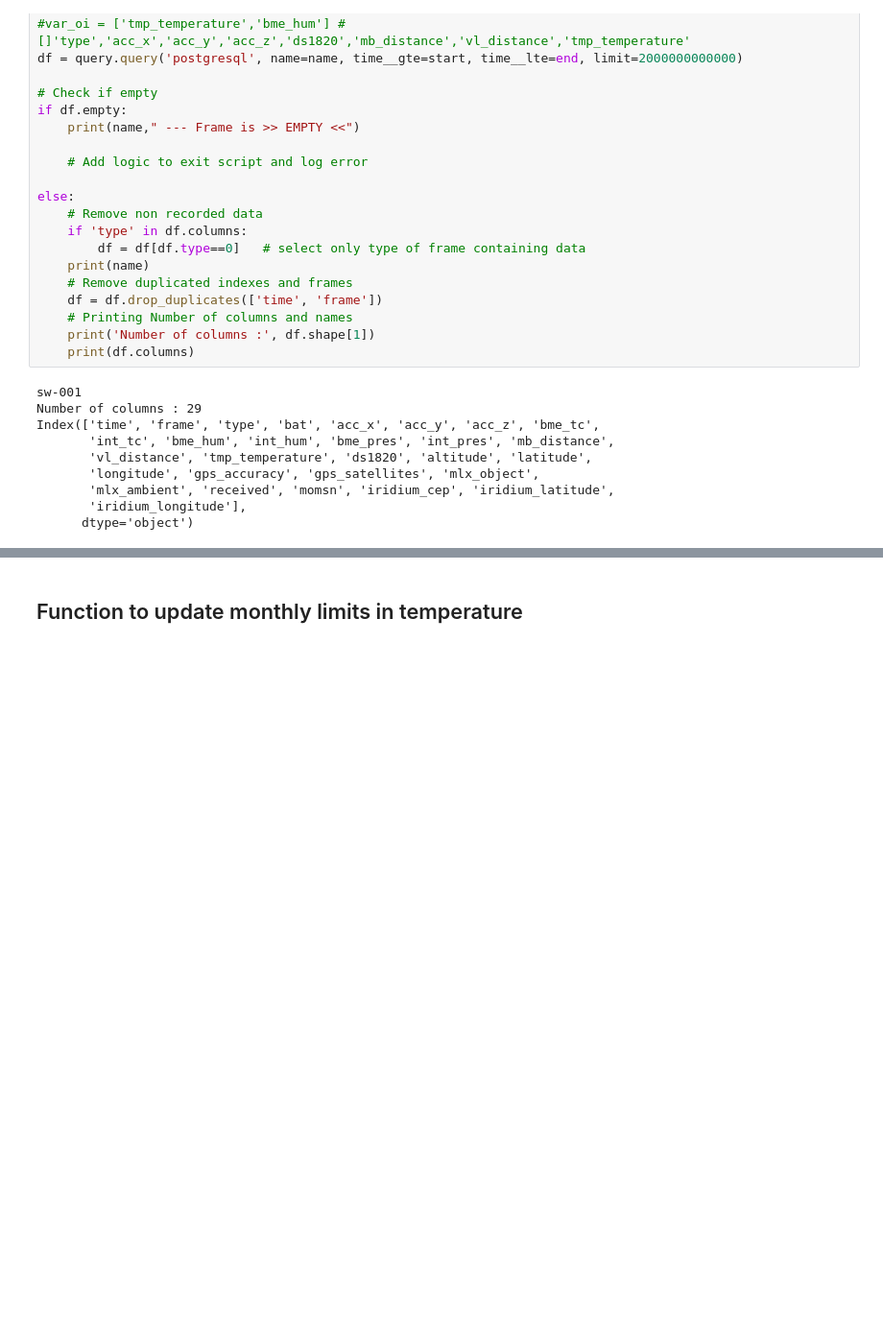
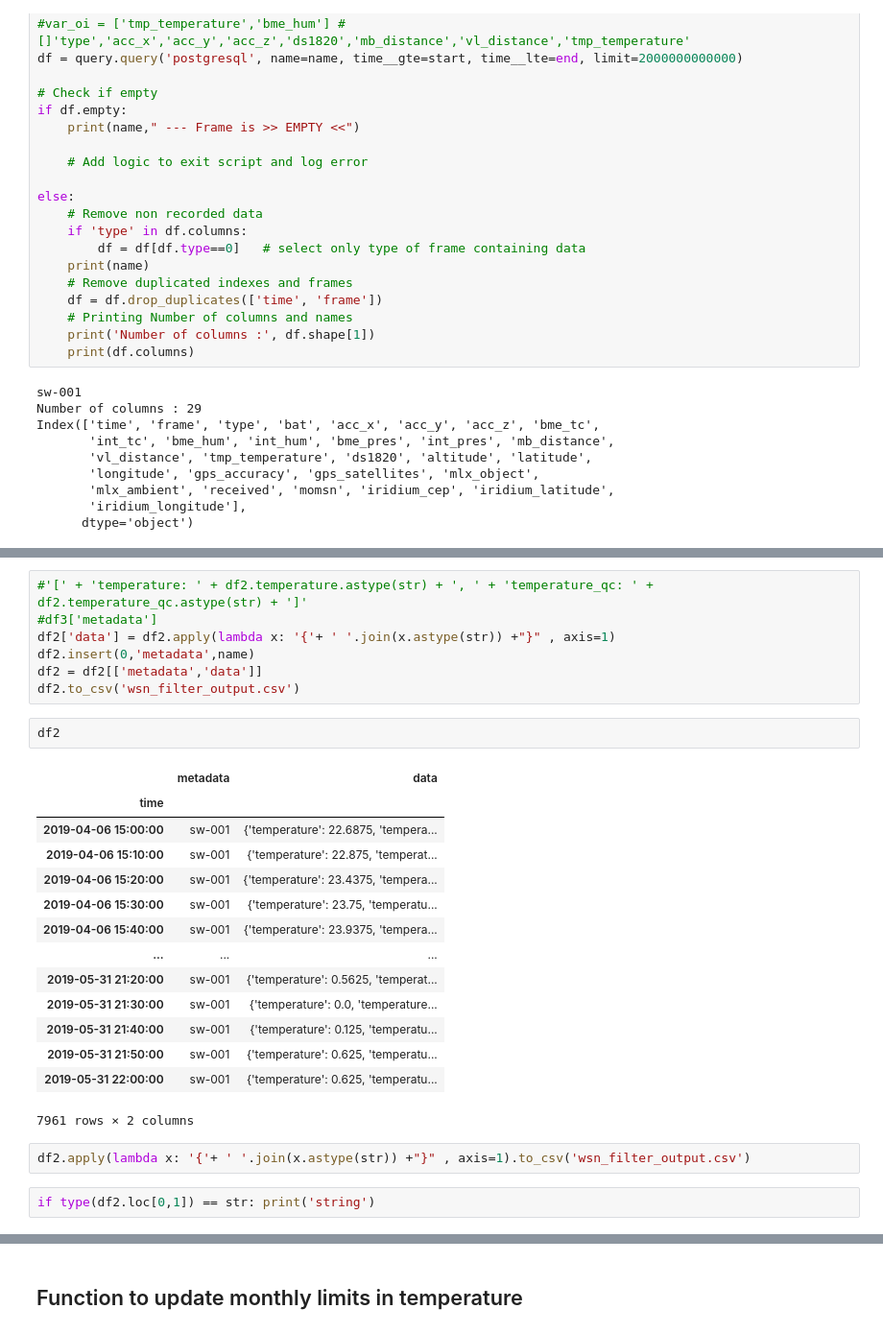
Before and after one commit to UiOHive/wsn_filters, a Jupyter notebook: wsn_main.ipynb, the cells around one changed output, grey strips where cells are left out. Shown at 96% size. Cells and saved outputs as stored; diff of their text form; blank space fills up the shorter version.

Commit message:
produce qc output file

```diff
--- a/wsn_main.ipynb
+++ b/wsn_main.ipynb
@@ -95,3 +160,31 @@ pandas.core.frame.DataFrame
+# %%
+#'[' + 'temperature: ' + df2.temperature.astype(str) + ', ' + 'temperature_qc: ' + df2.temperature_qc.astype(str) + ']'
+#df3['metadata']
+df2['data'] = df2.apply(lambda x: '{'+ ' '.join(x.astype(str)) +"}" , axis=1)
+df2.insert(0,'metadata',name)
+df2 = df2[['metadata','data']]
+df2.to_csv('wsn_filter_output.csv')
+# %%
+df2
+# %% [output]
+|  | metadata | data |
+| time |  |  |
+| 2019-04-06 15:00:00 | sw-001 | {'temperature': 22.6875, 'tempera... |
+| 2019-04-06 15:10:00 | sw-001 | {'temperature': 22.875, 'temperat... |
+| 2019-04-06 15:20:00 | sw-001 | {'temperature': 23.4375, 'tempera... |
+| 2019-04-06 15:30:00 | sw-001 | {'temperature': 23.75, 'temperatu... |
+| 2019-04-06 15:40:00 | sw-001 | {'temperature': 23.9375, 'tempera... |
+| ... | ... | ... |
+| 2019-05-31 21:20:00 | sw-001 | {'temperature': 0.5625, 'temperat... |
+| 2019-05-31 21:30:00 | sw-001 | {'temperature': 0.0, 'temperature... |
+| 2019-05-31 21:40:00 | sw-001 | {'temperature': 0.125, 'temperatu... |
+| 2019-05-31 21:50:00 | sw-001 | {'temperature': 0.625, 'temperatu... |
+| 2019-05-31 22:00:00 | sw-001 | {'temperature': 0.625, 'temperatu... |
+7961 rows × 2 columns
+# %%
+df2.apply(lambda x: '{'+ ' '.join(x.astype(str)) +"}" , axis=1).to_csv('wsn_filter_output.csv')
+# %%
+if type(df2.loc[0,1]) == str: print('string')
 # %%
 def quality_control_air_temperature(df,f_update=False,f_print=True):
     """Apply quality control on air temperature data.
```
Also changed, not shown: parts of 8 cells of this notebook.
